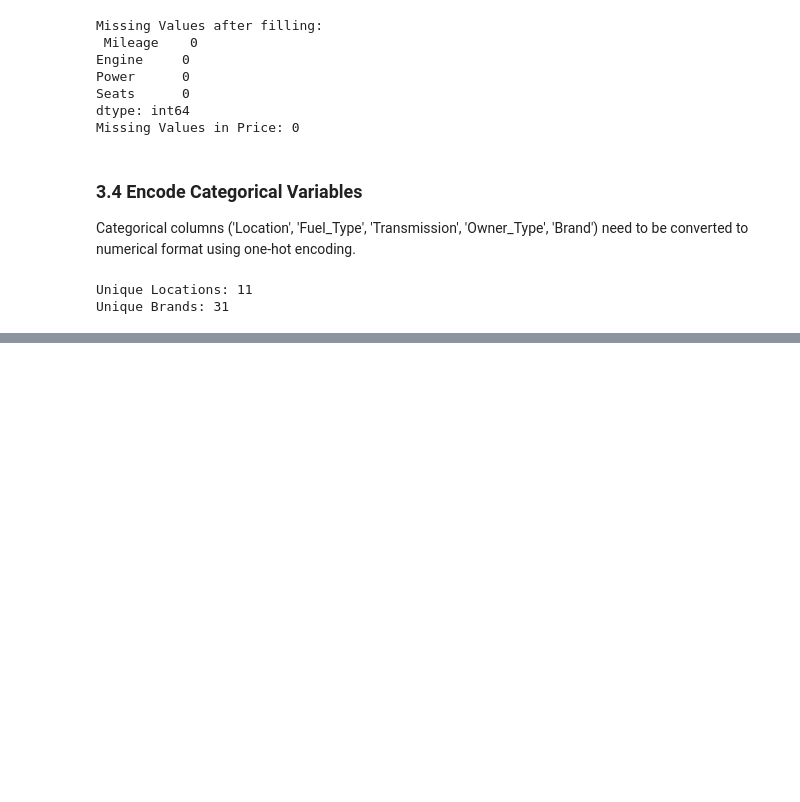
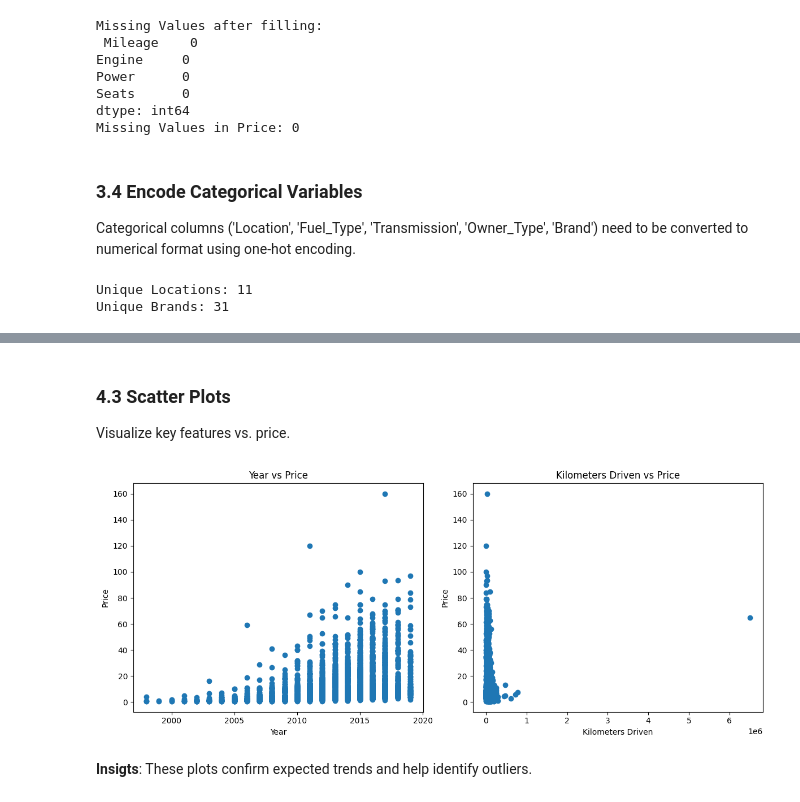
Before and after one commit to Christianib003/linear_regression_model, a Jupyter notebook: summative/linear_regression/multivariate.ipynb, the cells around one changed output, grey strips where cells are left out. Drawn from its saved outputs; the diff is of its cells as text; code cells hidden in the pictures; blank space fills up the shorter version.

```diff
--- a/summative/linear_regression/multivariate.ipynb
+++ b/summative/linear_regression/multivariate.ipynb
@@ -164,0 +197,22 @@ Unique Brands: 31
+# %% [markdown]
+### 4.3 Scatter Plots
+Visualize key features vs. price.
+# %%
+plt.figure(figsize=(12, 5))
+plt.subplot(1, 2, 1)
+plt.scatter(df['Year'], df['Price'])
+plt.xlabel('Year')
+plt.ylabel('Price')
+plt.title('Year vs Price')
+
+plt.subplot(1, 2, 2)
+plt.scatter(df['Kilometers_Driven'], df['Price'])
+plt.xlabel('Kilometers Driven')
+plt.ylabel('Price')
+plt.title('Kilometers Driven vs Price')
+plt.tight_layout()
+plt.show()
+# %% [output]
+[figure, added]
+# %% [markdown]
+**Insigts**: These plots confirm expected trends and help identify outliers.
```
Also changed, not shown: parts of 4 cells of this notebook.
